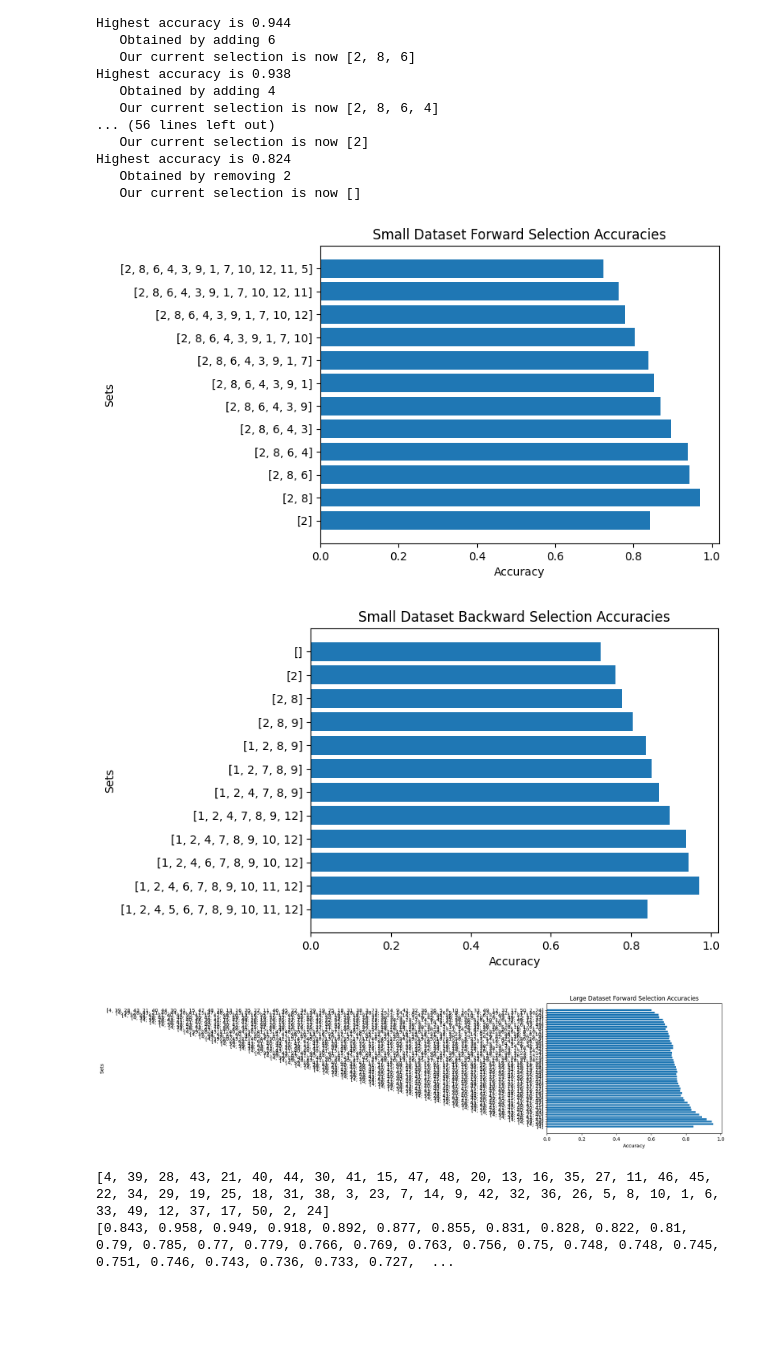
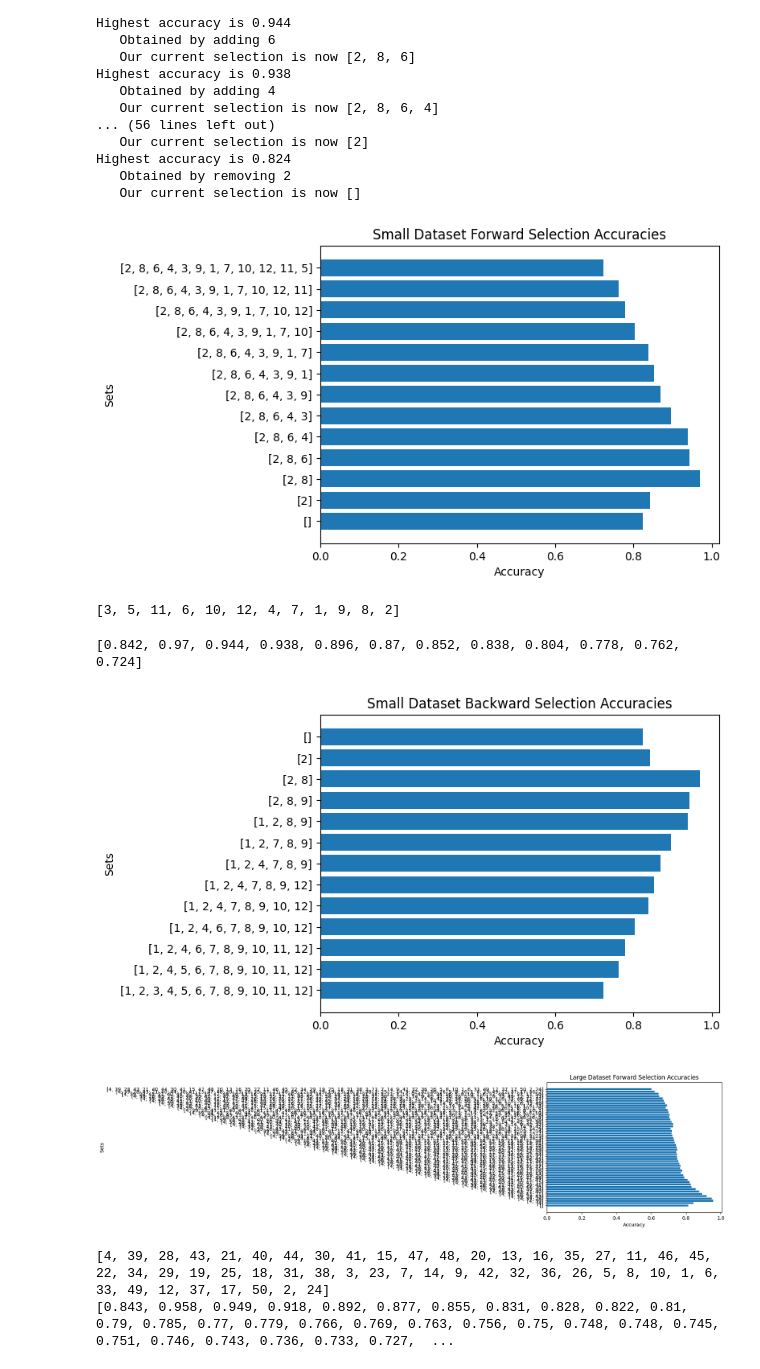
Before and after one commit to angelikab028/nearestneighbor, a Jupyter notebook: VisualizationsAndPart2.ipynb, the cells around one changed output. Saved outputs shown, nothing was run; the diff lists cells and outputs as text; code cells hidden in the pictures; blank space fills up the shorter version.

```diff
--- a/VisualizationsAndPart2.ipynb
+++ b/VisualizationsAndPart2.ipynb
@@ -77,6 +77,7 @@ def backwardSelection(data, features):
 
     # Renive one feature at a time to current set of features
     # All features will be removed once
+    accuracies.append(nearestneighborAccuracy(data, currentSelection))
     for i in range(len(features)):
         iterAccuracies = []
         iterFeatures = []
@@ -155,48 +166,59 @@ Highest accuracy is 0.824
    Our current selection is now []
 # %%
 # https://www.geeksforgeeks.org/bar-plot-in-matplotlib/
-sets = []
+sets = ['[]']
 prev = []
 for feature in currentSelectionSF:
   prev.append(feature)
   sets.append(str(prev))
 
-plt.barh(sets, accuraciesSF)
+plt.barh(sets, [0.824] + accuraciesSF)
 plt.title('Small Dataset Forward Selection Accuracies')
 plt.xlabel('Accuracy')
 plt.ylabel('Sets')
 plt.show()
 # %% [output]
-[figure, old version]
+[figure, new version]
+# %%
+print(removeOrderSB)
+# %% [output]
+[3, 5, 11, 6, 10, 12, 4, 7, 1, 9, 8, 2]
+# %%
+print(accuraciesSF)
+# %% [output]
+[0.842, 0.97, 0.944, 0.938, 0.896, 0.87, 0.852, 0.838, 0.804, 0.778, 0.762, 0.724]
 # %%
 # https://www.geeksforgeeks.org/bar-plot-in-matplotlib/
 sets = []
 prev = list(dfSmall.columns[1:])
+sets.append(str(prev))
 for feature in removeOrderSB:
   prev.remove(feature)
   sets.append(str(prev))
 
+accuraciesSF = [0.824] + accuraciesSF
+accuraciesSF.reverse()
 plt.barh(sets, accuraciesSF)
 plt.title('Small Dataset Backward Selection Accuracies')
 plt.xlabel('Accuracy')
 plt.ylabel('Sets')
 plt.show()
 # %% [output]
-[figure, old version]
+[figure, new version]
 # %%
-sets = []
+sets = ['[]']
 prev = []
 for feature in currentSelectionLF:
   prev.append(feature)
   sets.append(str(prev))
 
-plt.barh(sets, accuraciesLF)
+plt.barh(sets,[0.813] + accuraciesLF)
 plt.title('Large Dataset Forward Selection Accuracies')
 plt.xlabel('Accuracy')
 plt.ylabel('Sets')
 plt.show()
 # %% [output]
-[figure, old version]
+[figure, new version]
 # %%
 print(currentSelectionLF)
 print(accuraciesLF)
```
Also changed, not shown: parts of 16 cells of this notebook, 1 other file.
